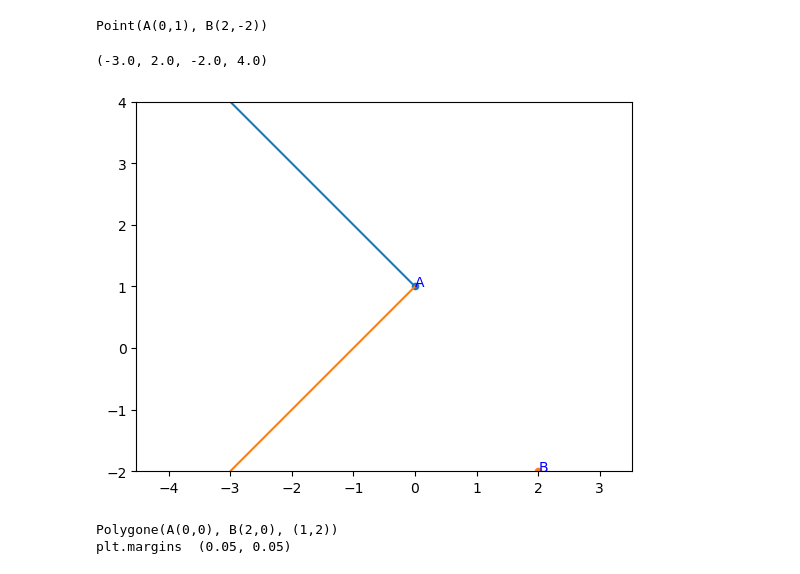
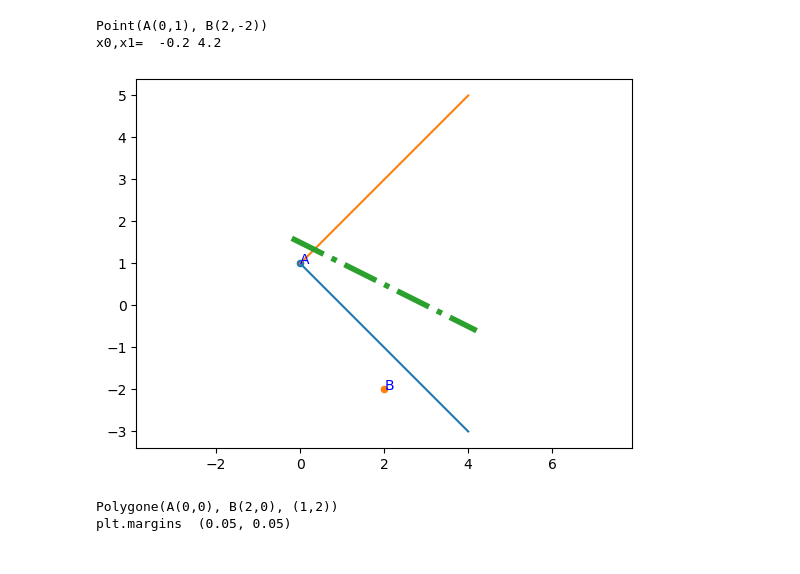
Before and after one commit to mhdeleglise/Formes2D, a Jupyter notebook: tst.ipynb, the cells around one changed output. Cells and saved outputs as stored; diff of their text form; code cells hidden in the pictures.

```diff
--- a/tst.ipynb
+++ b/tst.ipynb
@@ -7,25 +7,27 @@ from droites import *
 # %%
 p1 = Point(0, 1,'A')
 p2 = Point(2, -2,'B')
 u=Segment(p1,p2)
-d4 = DemiDroite(p1,(-1,-1))
-d5 = DemiDroite(p1,(-1,1))
+d1 = Droite(1,2,3)
+d4 = DemiDroite(p1,(+1,-1))
+d5 = DemiDroite(p1,(+1,1))
 print(u)
 fig, ax = plt.subplots()
 
 plt.xlim((-3,4))
 plt.ylim((-2,4))
 d4.draw(ax)
 d5.draw(ax)
 #u.draw(ax)
 p1.draw(ax)
 p2.draw(ax)
-plt.margins(0,0)
+#plt.margins(0,0)
 plt.axis('equal')
+d1.draw(ax, lw=4, linestyle='dashdot')
 # %% [output]
 Point(A(0,1), B(2,-2))
+x0,x1=  -0.2 4.2
-(-3.0, 2.0, -2.0, 4.0)
-[figure, old version]
+[figure, new version]
 # %%
 p1 = Point(0, 0,'A')
 p2 = Point(2, 0,'B')
```
Also changed, not shown: 4 other files.
